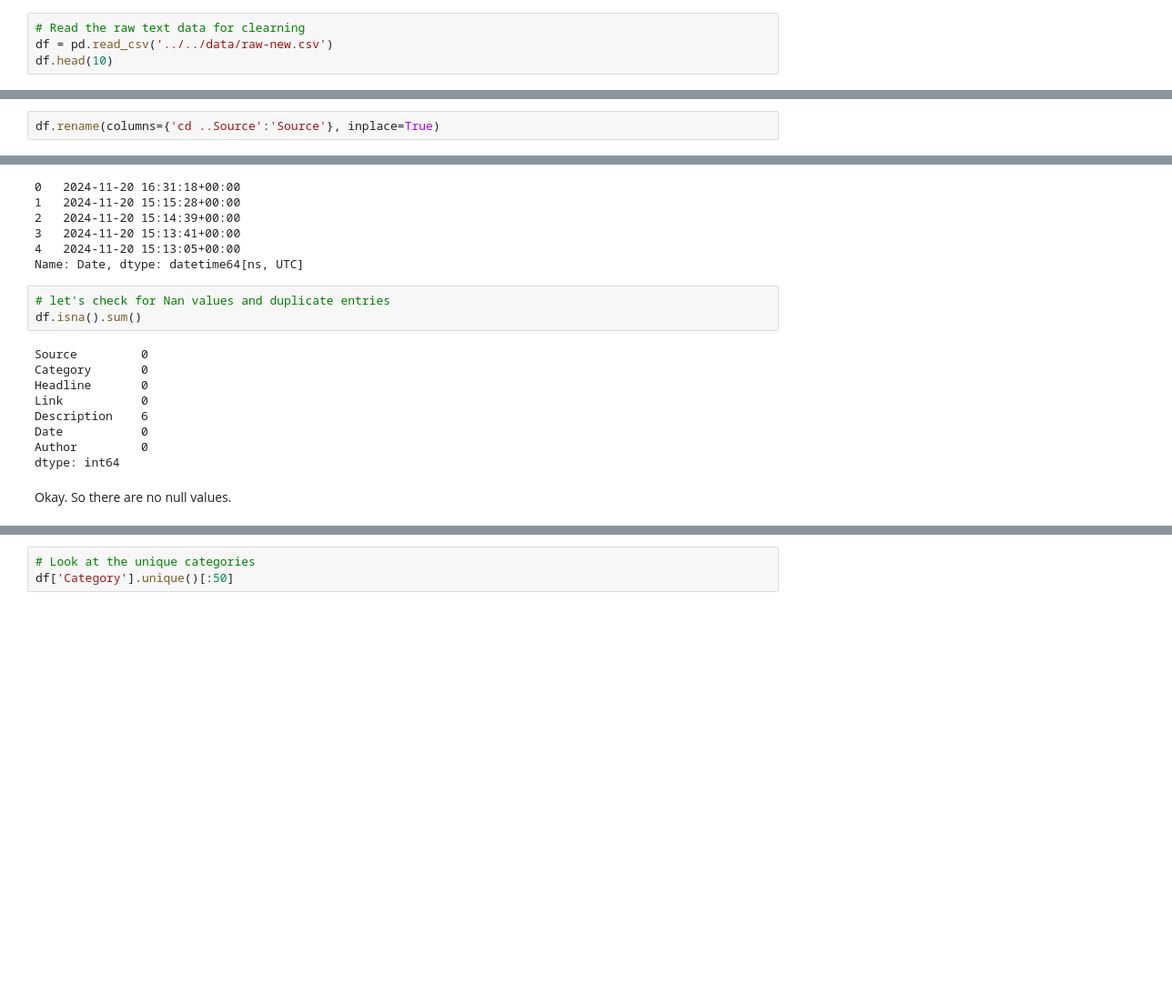
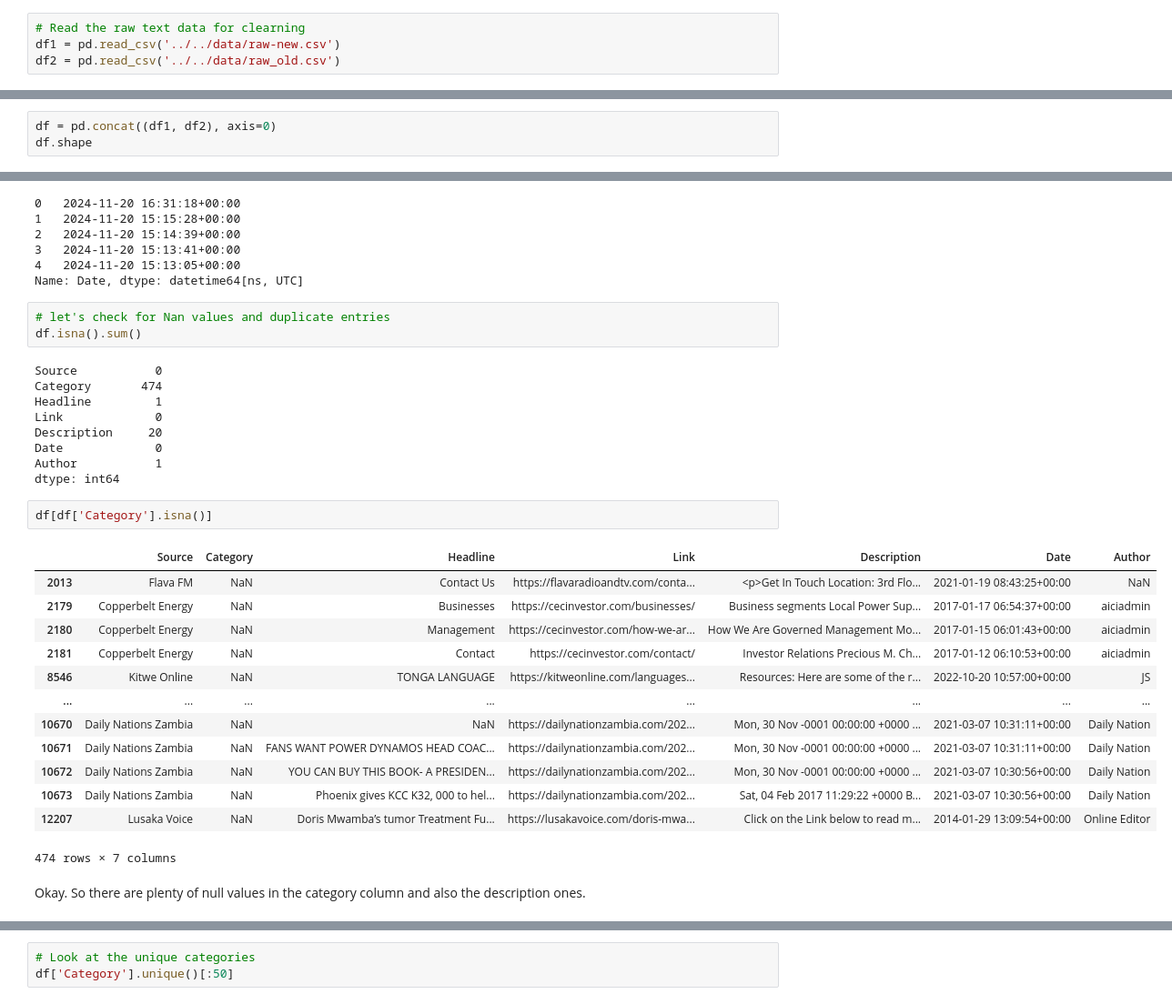
Before and after one commit to savinshynu/Kitwe-News, a Jupyter notebook: src/preprocessing/data-preprocessing.ipynb, the cells around one changed output, grey strips where cells are left out. Shown at 91% size. Cells and saved outputs as stored; diff of their text form; blank space fills up the shorter version.

```diff
--- a/src/preprocessing/data-preprocessing.ipynb
+++ b/src/preprocessing/data-preprocessing.ipynb
@@ -19,4 +32,4 @@ from sklearn.metrics.pairwise import cosine_similarity
 # %%
 # Read the raw text data for clearning
-df = pd.read_csv('../../data/raw-new.csv')
-df.head(10)
+df1 = pd.read_csv('../../data/raw-new.csv')
+df2 = pd.read_csv('../../data/raw_old.csv')
@@ -34,0 +48,3 @@ df.head(10)
+# %%
+df = pd.concat((df1, df2), axis=0)
+df.shape
@@ -56,5 +72,3 @@ memory usage: 121.9+ KB
-# %%
-df.rename(columns={'cd ..Source':'Source'}, inplace=True)
 # %%
 df.columns
 # %% [output]
@@ -76,16 +90,32 @@ Name: Date, dtype: datetime64[ns, UTC]
 # let's check for Nan values and duplicate entries
 df.isna().sum()
 # %% [output]
-Source         0
-Category       0
-Headline       0
-Link           0
-Description    6
-Date           0
-Author         0
+Source           0
+Category       474
+Headline         1
+Link             0
+Description     20
+Date             0
+Author           1
 dtype: int64
+# %%
+df[df['Category'].isna()]
+# %% [output]
+|  | Source | Category | Headline | Link | Description | Date | Author |
+| 2013 | Flava FM | NaN | Contact Us | https://flavaradioandtv.com/conta... | <p>Get In Touch Location: 3rd Flo... | 2021-01-19 08:43:25+00:00 | NaN |
+| 2179 | Copperbelt Energy | NaN | Businesses | https://cecinvestor.com/businesses/ | Business segments Local Power Sup... | 2017-01-17 06:54:37+00:00 | aiciadmin |
+| 2180 | Copperbelt Energy | NaN | Management | https://cecinvestor.com/how-we-ar... | How We Are Governed Management Mo... | 2017-01-15 06:01:43+00:00 | aiciadmin |
+| 2181 | Copperbelt Energy | NaN | Contact | https://cecinvestor.com/contact/ | Investor Relations Precious M. Ch... | 2017-01-12 06:10:53+00:00 | aiciadmin |
+| 8546 | Kitwe Online | NaN | TONGA LANGUAGE | https://kitweonline.com/languages... | Resources: Here are some of the r... | 2022-10-20 10:57:00+00:00 | JS |
+| ... | ... | ... | ... | ... | ... | ... | ... |
+| 10670 | Daily Nations Zambia | NaN | NaN | https://dailynationzambia.com/202... | Mon, 30 Nov -0001 00:00:00 +0000 ... | 2021-03-07 10:31:11+00:00 | Daily Nation |
+| 10671 | Daily Nations Zambia | NaN | FANS WANT POWER DYNAMOS HEAD COAC... | https://dailynationzambia.com/202... | Mon, 30 Nov -0001 00:00:00 +0000 ... | 2021-03-07 10:31:11+00:00 | Daily Nation |
+| 10672 | Daily Nations Zambia | NaN | YOU CAN BUY THIS BOOK- A PRESIDEN... | https://dailynationzambia.com/202... | Mon, 30 Nov -0001 00:00:00 +0000 ... | 2021-03-07 10:30:56+00:00 | Daily Nation |
+| 10673 | Daily Nations Zambia | NaN | Phoenix gives KCC K32, 000 to hel... | https://dailynationzambia.com/202... | Sat, 04 Feb 2017 11:29:22 +0000 B... | 2021-03-07 10:30:56+00:00 | Daily Nation |
+| 12207 | Lusaka Voice | NaN | Doris Mwamba’s tumor Treatment Fu... | https://lusakavoice.com/doris-mwa... | Click on the Link below to read m... | 2014-01-29 13:09:54+00:00 | Online Editor |
+474 rows × 7 columns
 # %% [markdown]
-Okay. So there are no null values.
+Okay. So there are plenty of null values in the category column and also the description ones.
 # %%
 # Look for duplicated entries
 df.duplicated()
```
Also changed, not shown: parts of 46 cells of this notebook, 3 other files.
